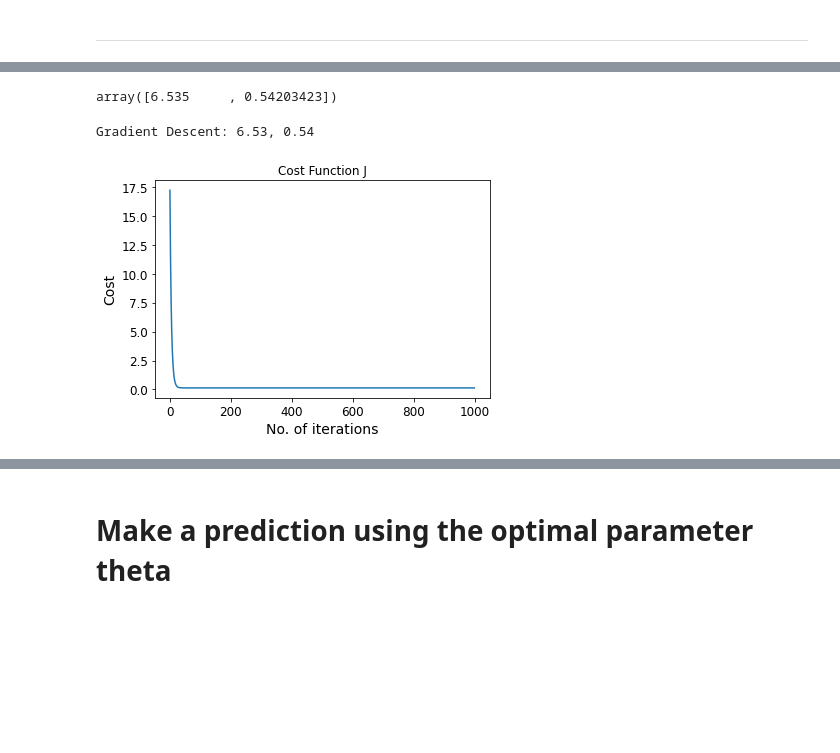
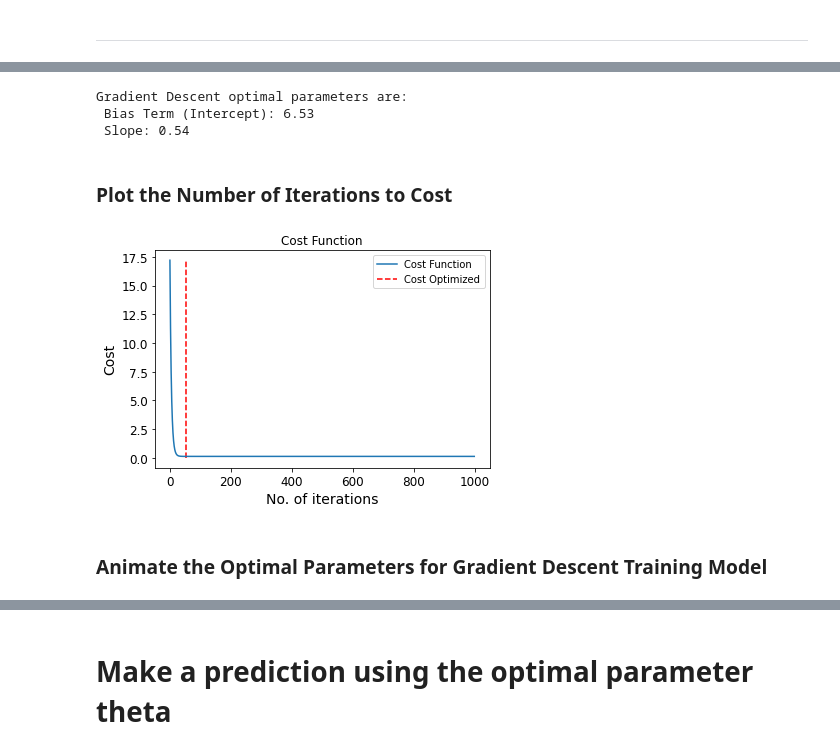
Before and after one commit to BitterScientist/bitterscientist.com, a Jupyter notebook: folders/ds_blogs/projects/gradient_descent/gradient_descent.ipynb, the cells around one changed output, grey strips where cells are left out. Cells and saved outputs as stored; diff of their text form; code cells hidden in the pictures; blank space fills up the shorter version.

Commit message:
gradient descent post

```diff
--- a/folders/ds_blogs/projects/gradient_descent/gradient_descent.ipynb
+++ b/folders/ds_blogs/projects/gradient_descent/gradient_descent.ipynb
@@ -188,21 +188,28 @@ theta = past_thetas[-1]
-# %%
-best_theta = theta.copy()
-best_theta
-# %% [output]
-array([6.535     , 0.54203423])
 # %%
+# Evaluate the optimal theta
+best_theta = past_thetas[-1].copy()
 #Print the results...
-print("Gradient Descent: {:.2f}, {:.2f}".format(theta[0], theta[1]))
+print("Gradient Descent optimal parameters are:\n Bias Term (Intercept): {:.2f}\n Slope: {:.2f}".format(best_theta[0], best_theta[1]))
 # %% [output]
-Gradient Descent: 6.53, 0.54
+Gradient Descent optimal parameters are:
+ Bias Term (Intercept): 6.53
+ Slope: 0.54
+# %% [markdown]
+### Plot the Number of Iterations to Cost
 # %%
-plt.title('Cost Function J')
+# Index at which the cost function stabilizes
+cost_optimized_x = past_costs.index(0.13295723172856122)
+plt.title('Cost Function')
 plt.xlabel('No. of iterations')
 plt.ylabel('Cost')
-plt.plot(past_costs)
+plt.vlines(cost_optimized_x, ymin=0, ymax=max(past_costs), colors='r', linestyles='dashed', label='Cost Optimized')
+plt.plot(past_costs, label="Cost Function")
+plt.legend()
 plt.show()
 # %% [output]
-[figure, old version]
+[figure, new version]
+# %% [markdown]
+### Animate the Optimal Parameters for Gradient Descent Training Model
 # %%
 #Set the plot up,
 fig = plt.figure()
```
Also changed, not shown: parts of 9 cells of this notebook, 55 other files.
